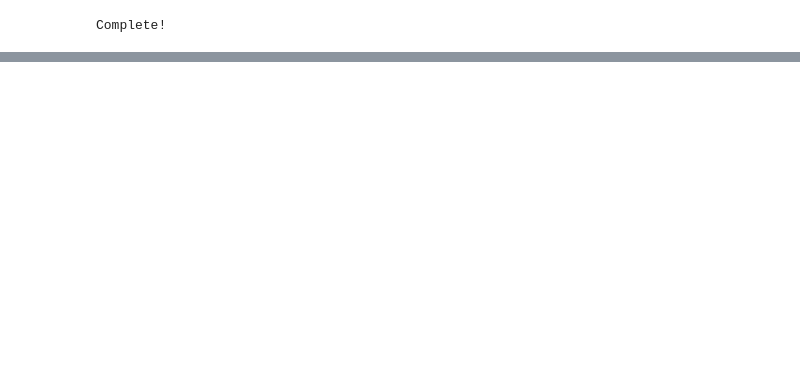
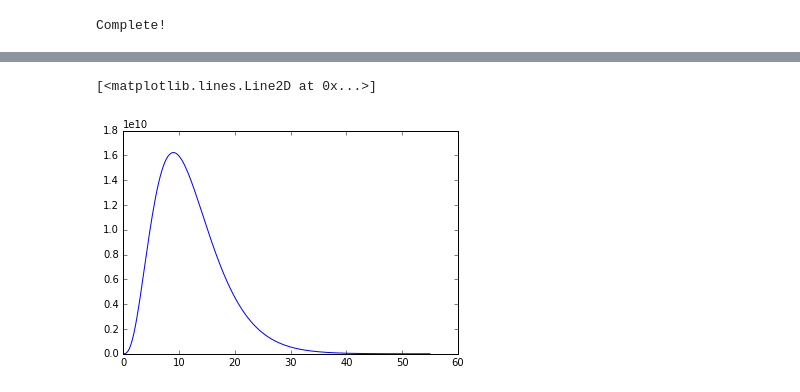
Before and after one commit to krabradosty/IBDfromSupernova, a Jupyter notebook: supernova_spectrum.ipynb, the cells around one changed output, grey strips where cells are left out. Cells and saved outputs as stored; diff of their text form; code cells hidden in the pictures; blank space fills up the shorter version.

```diff
--- a/supernova_spectrum.ipynb
+++ b/supernova_spectrum.ipynb
@@ -42,0 +54,6 @@ plt.show()
+# %%
+enNu = util.getdF_dEnu(np.linspace(0,55,200))
+plt.plot(np.linspace(0,55,200),enNu)
+# %% [output]
+[<matplotlib.lines.Line2D at 0x...>]
+[figure, added]
```
Also changed, not shown: parts of 5 cells of this notebook, 7 other files.
